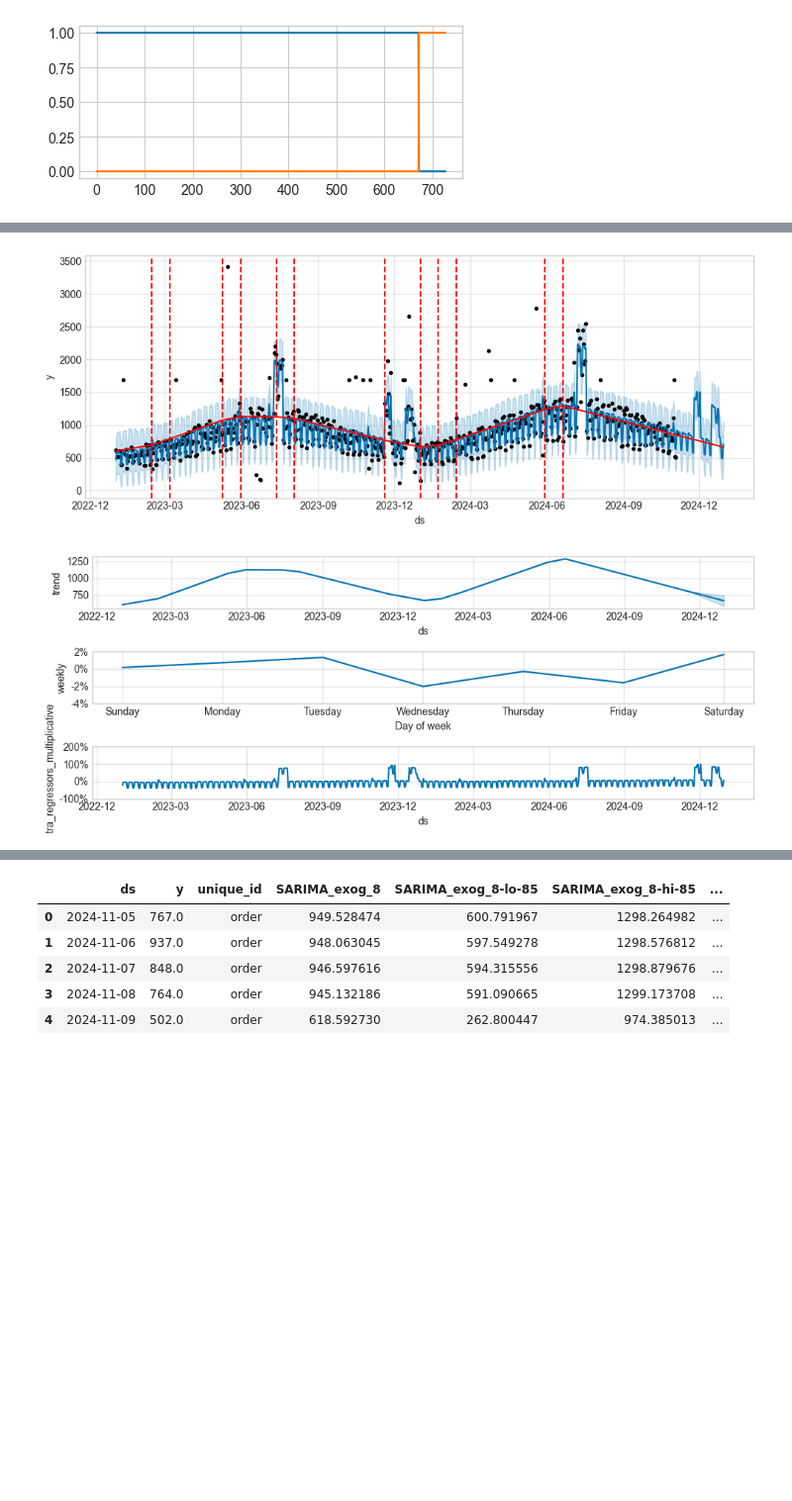
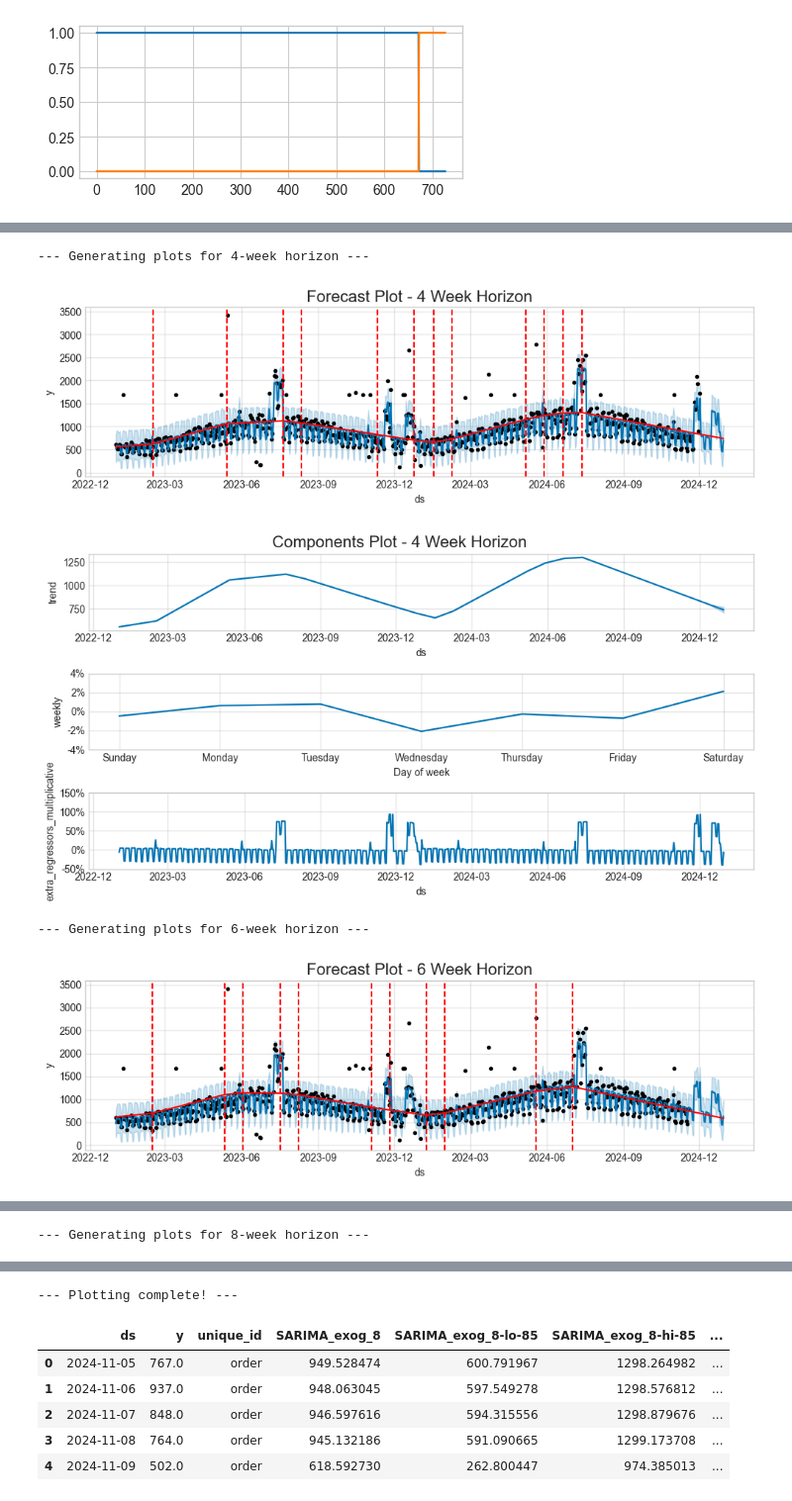
Before and after one commit to traha-89/ecommerce_demand_forecasting, a Jupyter notebook: notebooks/demand_forecasting_analysis.ipynb, the cells around one changed output, grey strips where cells are left out. Shown at 99% size. Drawn from its saved outputs; the diff is of its cells as text; code cells hidden in the pictures; blank space fills up the shorter version.

```diff
--- a/notebooks/demand_forecasting_analysis.ipynb
+++ b/notebooks/demand_forecasting_analysis.ipynb
@@ -1125,10 +1179,37 @@ fig_c = m_6.plot_components(forecast_6wk, figsize=(10, 4))
-# %%
-# Prediction 8 week
-forecast_8wk = m_8.predict(future_with_regressors_8wk)
-fig = m_8.plot(forecast_8wk, figsize=(10, 4))
-a = add_changepoints_to_plot(fig.gca(), m_8, forecast_8wk)
-
-fig_c = m_8.plot_components(forecast_8wk, figsize=(10, 4))
-# %% [output]
-[figure, removed]
-[figure, removed]
+# %%
+fitted_models = {
+    '4': m_4,
+    '6': m_6,
+    '8': m_8
+}
+
+future_dfs = {
+    '4': future_with_regressors_4wk,
+    '6': future_with_regressors_6wk,
+    '8': future_with_regressors_8wk
+}
+
+for horizon in ['4', '6', '8']:
+    print(f"--- Generating plots for {horizon}-week horizon ---")
+
+    model = fitted_models[horizon]
+    future_df = future_dfs[horizon]
+
+    forecast = model.predict(future_df)
+
+    fig1 = model.plot(forecast, figsize=(10, 3))
+    add_changepoints_to_plot(fig1.gca(), model, forecast)
+    plt.title(f'Forecast Plot - {horizon} Week Horizon', fontsize=16)
+    plt.show()
+
+    fig2 = model.plot_components(forecast, figsize=(10, 5))
+    plt.suptitle(f'Components Plot - {horizon} Week Horizon', y=1.02, fontsize=16)
+    plt.show()
+
+print("\n--- Plotting complete! ---")
+# %% [output]
+--- Generating plots for 4-week horizon ---
+[figure, added]
+[figure, added]
+--- Generating plots for 6-week horizon ---
+[figure, added]
@@ -1134,0 +1217 @@ fig_c = m_8.plot_components(forecast_8wk, figsize=(10, 4))
+--- Generating plots for 8-week horizon ---
@@ -1135,3 +1220,4 @@ fig_c = m_8.plot_components(forecast_8wk, figsize=(10, 4))
+--- Plotting complete! ---
 # %%
 test_df_4wk = test_df_4wk.merge(forecast_4wk[['ds', 'yhat', 'yhat_lower', 'yhat_upper']], on= 'ds', how= 'left')
 test_df_4wk = test_df_4wk.rename(columns= {'yhat':'Prophet_4','yhat_lower':'Prophet_4-lo-85','yhat_upper':'Prophet_4-hi-85'})
```
Also changed, not shown: parts of 13 cells of this notebook.
